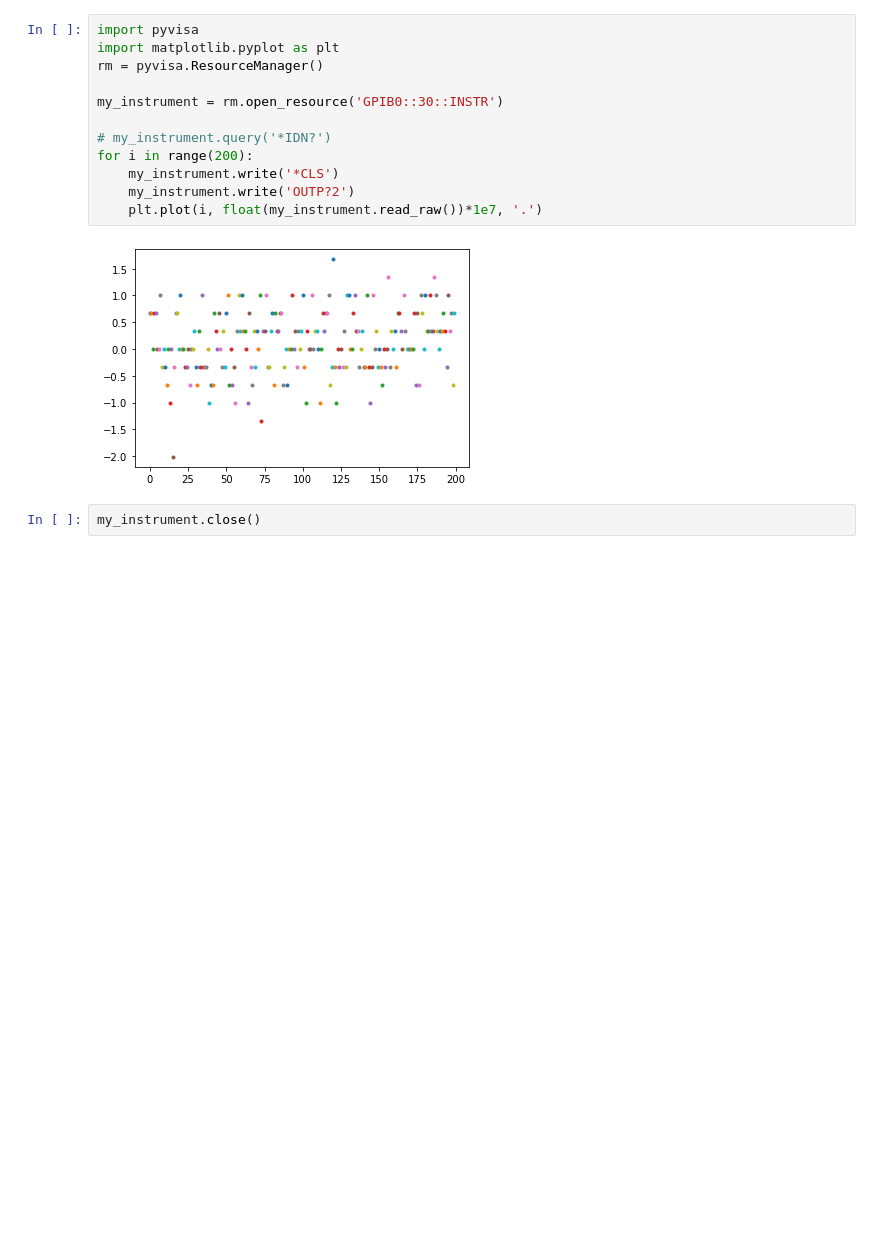
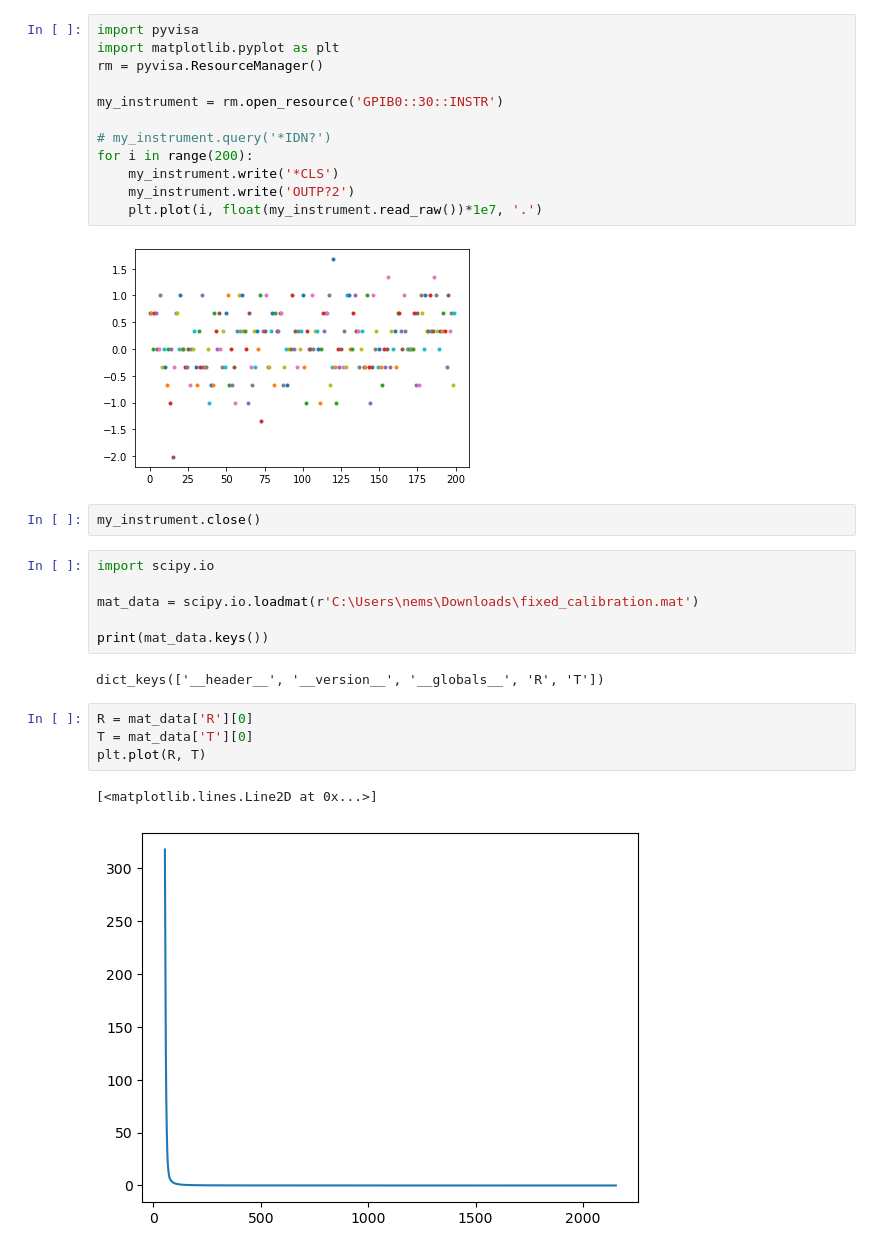
Before and after one commit to NanoYY/ColdMeasurements, a Jupyter notebook: FinCryo/Examples/scan_devices.ipynb, the cells around one changed output. Cells and saved outputs as stored; diff of their text form; blank space fills up the shorter version.

```diff
--- a/FinCryo/Examples/scan_devices.ipynb
+++ b/FinCryo/Examples/scan_devices.ipynb
@@ -78,3 +73,18 @@ for i in range(200):
 [figure]
 # %%
 my_instrument.close()
+# %%
+import scipy.io
+
+mat_data = scipy.io.loadmat(r'C:\Users\nems\Downloads\fixed_calibration.mat')
+
+print(mat_data.keys())
+# %% [output]
+dict_keys(['__header__', '__version__', '__globals__', 'R', 'T'])
+# %%
+R = mat_data['R'][0]
+T = mat_data['T'][0]
+plt.plot(R, T)
+# %% [output]
+[<matplotlib.lines.Line2D at 0x...>]
+[figure, added]
```
Also changed, not shown: parts of 7 cells of this notebook, 5 other files.
